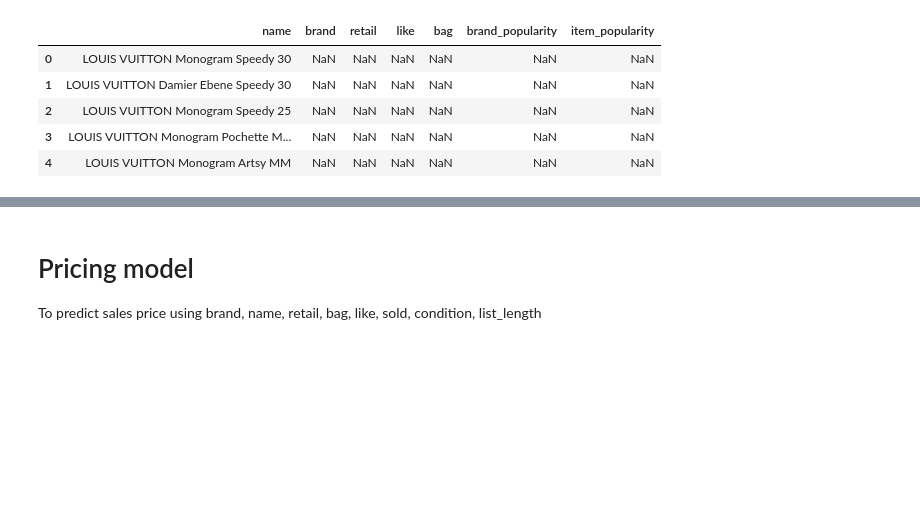
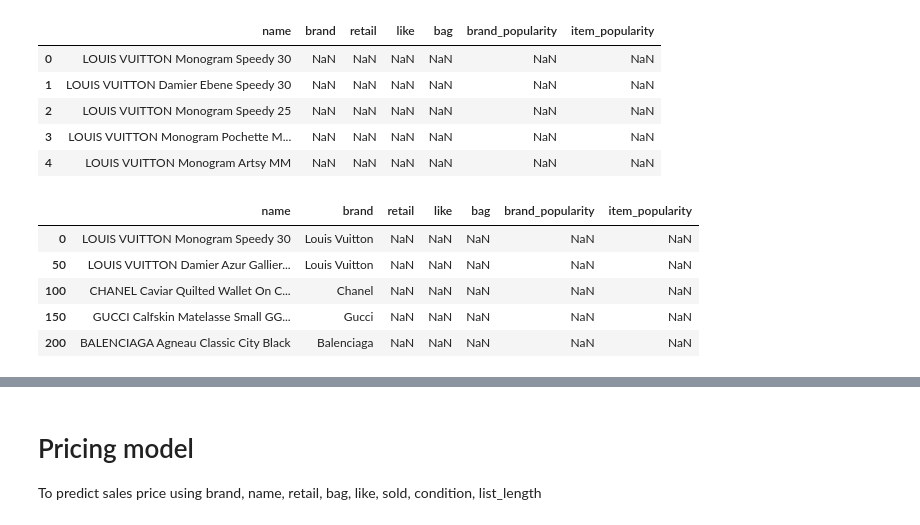
Before and after one commit to dw357/upon, a Jupyter notebook: fashionphile_dw.ipynb, the cells around one changed output, grey strips where cells are left out. Drawn from its saved outputs; the diff is of its cells as text; code cells hidden in the pictures; blank space fills up the shorter version.

```diff
--- a/fashionphile_dw.ipynb
+++ b/fashionphile_dw.ipynb
@@ -283,3 +291,17 @@ bucket_full.head()
 | 2 | LOUIS VUITTON Monogram Speedy 25 | NaN | NaN | NaN | NaN | NaN | NaN |
 | 3 | LOUIS VUITTON Monogram Pochette M... | NaN | NaN | NaN | NaN | NaN | NaN |
 | 4 | LOUIS VUITTON Monogram Artsy MM | NaN | NaN | NaN | NaN | NaN | NaN |
+# %%
+# fill in brand information
+b = df.set_index('name')['brand']
+b = b[~b.index.duplicated(keep='first')]
+bucket_full['brand'] = bucket_full['brand'].fillna(bucket_full['name'].map(b))
+# %%
+bucket_full[::50]
+# %% [output]
+|  | name | brand | retail | like | bag | brand_popularity | item_popularity |
+| 0 | LOUIS VUITTON Monogram Speedy 30 | Louis Vuitton | NaN | NaN | NaN | NaN | NaN |
+| 50 | LOUIS VUITTON Damier Azur Gallier... | Louis Vuitton | NaN | NaN | NaN | NaN | NaN |
+| 100 | CHANEL Caviar Quilted Wallet On C... | Chanel | NaN | NaN | NaN | NaN | NaN |
+| 150 | GUCCI Calfskin Matelasse Small GG... | Gucci | NaN | NaN | NaN | NaN | NaN |
+| 200 | BALENCIAGA Agneau Classic City Black | Balenciaga | NaN | NaN | NaN | NaN | NaN |
```
Also changed, not shown: parts of 15 cells of this notebook.
